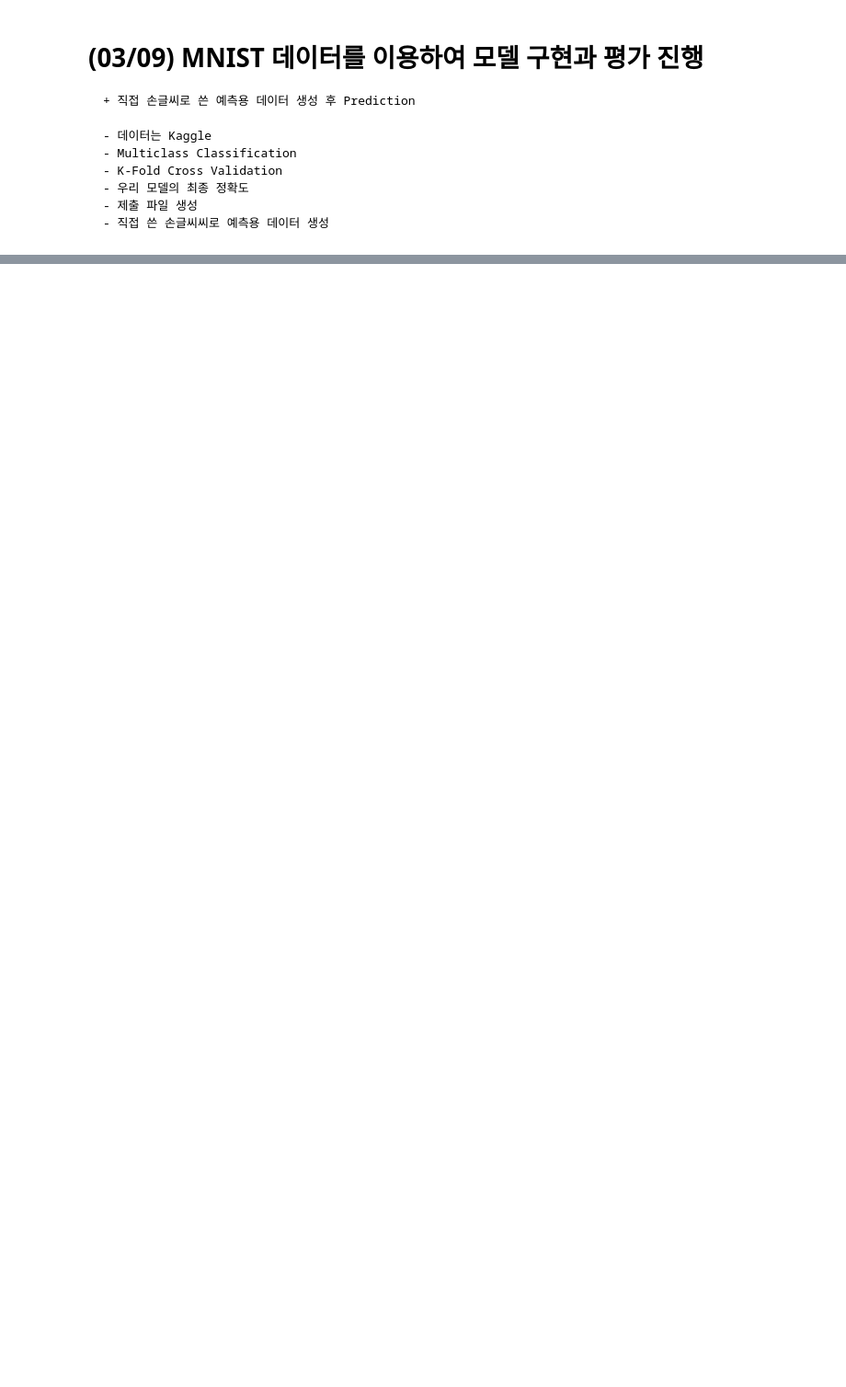
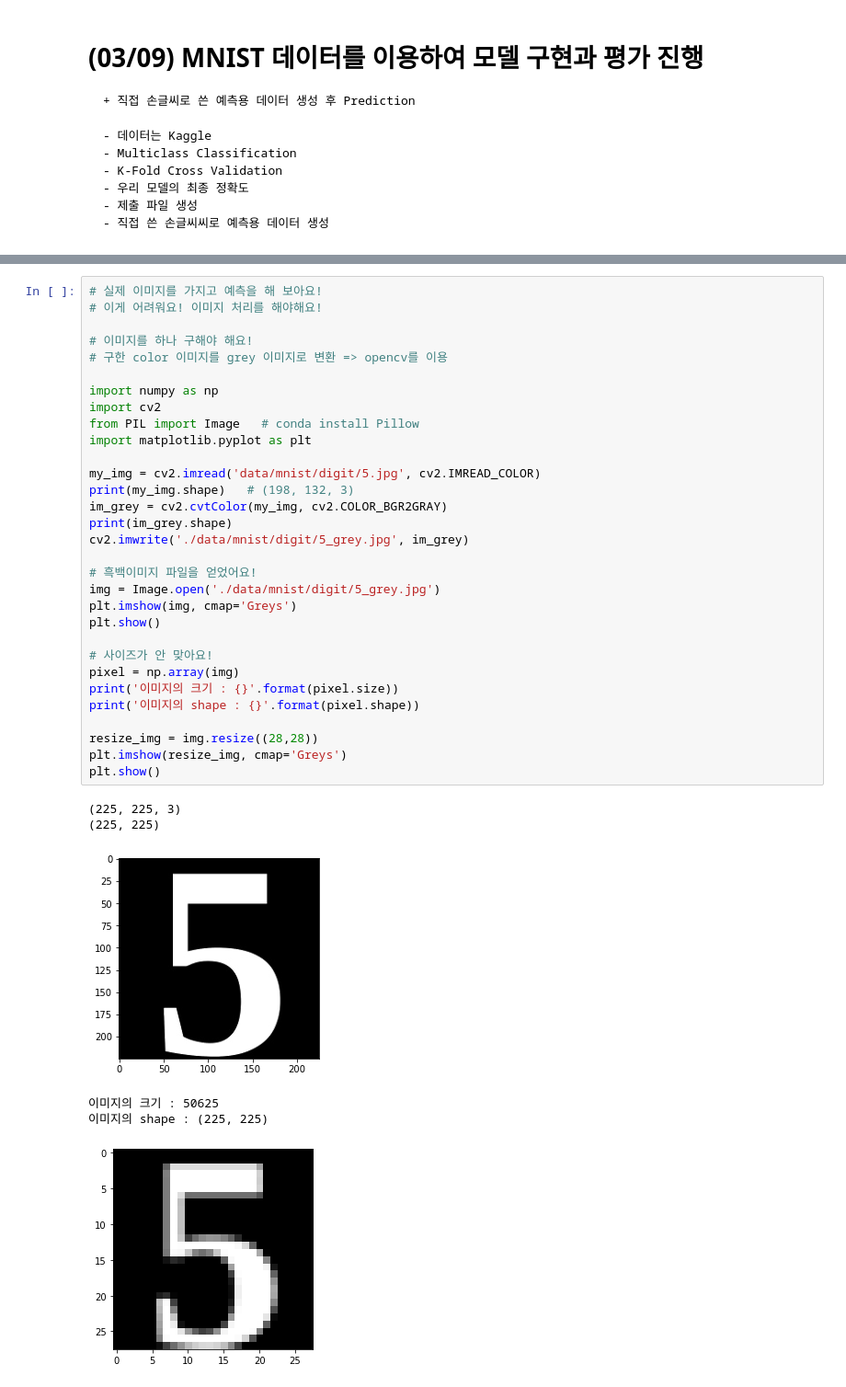
Before and after one commit to junseoDS/TIL, a Jupyter notebook: 수행평가4 - 머신러닝 구현.ipynb, the cells around one changed output, grey strips where cells are left out. Shown at 92% size. Drawn from its saved outputs; the diff is of its cells as text; blank space fills up the shorter version.

```diff
--- a/수행평가4 - 머신러닝 구현.ipynb
+++ b/수행평가4 - 머신러닝 구현.ipynb
@@ -143,0 +708,38 @@ W : [[0.732163]], b : [-0.01476877], loss : 0.03059043549001217
+# %%
+# 실제 이미지를 가지고 예측을 해 보아요!
+# 이게 어려워요! 이미지 처리를 해야해요!
+
+# 이미지를 하나 구해야 해요!
+# 구한 color 이미지를 grey 이미지로 변환 => opencv를 이용
+
+import numpy as np
+import cv2
+from PIL import Image   # conda install Pillow
+import matplotlib.pyplot as plt
+
+my_img = cv2.imread('data/mnist/digit/5.jpg', cv2.IMREAD_COLOR)
+print(my_img.shape)   # (198, 132, 3)
+im_grey = cv2.cvtColor(my_img, cv2.COLOR_BGR2GRAY)
+print(im_grey.shape)
+cv2.imwrite('./data/mnist/digit/5_grey.jpg', im_grey)
+
+# 흑백이미지 파일을 얻었어요!
+img = Image.open('./data/mnist/digit/5_grey.jpg')
+plt.imshow(img, cmap='Greys')
+plt.show()
+
+# 사이즈가 안 맞아요!
+pixel = np.array(img)
+print('이미지의 크기 : {}'.format(pixel.size))
+print('이미지의 shape : {}'.format(pixel.shape))
+
+resize_img = img.resize((28,28))
+plt.imshow(resize_img, cmap='Greys')
+plt.show()
+# %% [output]
+(225, 225, 3)
+(225, 225)
+[figure, added]
+이미지의 크기 : 50625
+이미지의 shape : (225, 225)
+[figure, added]
```
Also changed, not shown: parts of 23 cells of this notebook, 8 other files.
